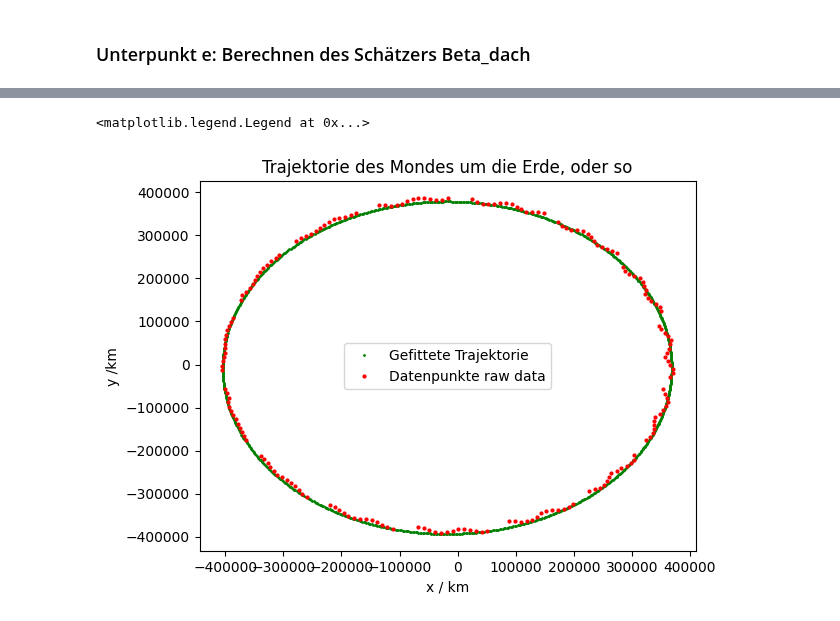
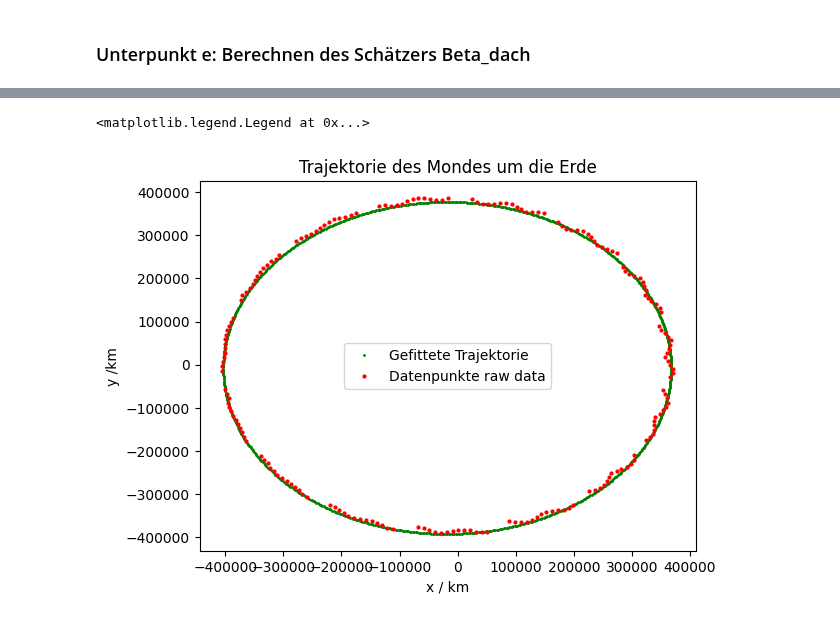
Before and after one commit to OverAmpJinx/CompPhyWS25, a Jupyter notebook: Assignment1/1.1twobodytrajectory.ipynb, the cells around one changed output, grey strips where cells are left out. Saved outputs shown, nothing was run; the diff lists cells and outputs as text; code cells hidden in the pictures.

Commit message:
Minor Tweaks, hab ne Formel ausgebessert

```diff
--- a/Assignment1/1.1twobodytrajectory.ipynb
+++ b/Assignment1/1.1twobodytrajectory.ipynb
@@ -90,7 +90,8 @@ Größe Q: (200, 3)
 QTy = Q.T @ (1/r)
 print("Größe QTy:", QTy.shape)
 
-#zweiter Step: löse R * beta = Q^T * y mit Rücksub
+#Lösen des Gleichungsystems mit Rücksubstitution
+#Input
 def backsub(R, b):
     n = R.shape[0]
     x = np.zeros(n)
@@ -98,14 +99,14 @@ def backsub(R, b):
         x[i] = (b[i] - (R[i, i+1:]@x[i+1:]))/ R[i, i]
     return x
 
-beta_hut = backsub(R, QTy)
+beta_hut= backsub(R, QTy)
 
-print("BetaHütchen =", beta_hut) # sollte drei Zahlen, also B1,^B2,^B3 ausspucken
-print("BetaHütchen Größe:", beta_hut.shape)
+print("Beta_Dach =", beta_hut) # sollte drei Zahlen, also B1,^B2,^B3 ausgeben
+print("Beta_Dach Größe:", beta_hut.shape)
 b0, b1, b2 = beta_hut
 #Jetzt e und a ausrechnen, herleitung formel siehe COMP UE NOTES
-e = np.sqrt(b1**2 + b2**2) / b0
-a = (1 + e**2) / (b0 * (1 - e**2))
+e =np.sqrt(b1**2 + b2**2) / b0
+a =1/(b0 *(1 - e**2))
 
 print(f"Exzentrizität e = {e:.6f}")
 print(f"Größe Hablachse a = {a:.6f} km") # hier die ergebnisse gerundet auf 6 KS
@@ -120,20 +126,23 @@ Größe Hablachse a = 386497.113106 km
 # %%
 #Plotten der Trajektorie in der (x,y) ebene mit den gefitteten Werten
 phi=(2*np.pi/T)*t0  #Winkel zum Perigäum
-theta_fit = np.linspace(0, 2 * np.pi, 1000)
-r_theta = a * (1 - e**2) / (1 + e * np.cos(theta_fit-phi)) # Formel für r(θ) aus der Aufgabenstellung
+theta_fit = np.linspace(0, 2 * np.pi, 1000) #1000 theta Werte für glatte Kurve
+r_theta = a * (1 - e**2) / (1 + e * np.cos(theta_fit-phi)) #Formel für r(theta) aus der Aufgabenstellung (umgeformt)
+
+#Plotten der gefitteten und berechneten Werte
 x =r_theta* np.cos(theta_fit)
 y=r_theta * np.sin(theta_fit)
+
 #Einfach für nen schönen vergleich die raw data auch plotten
 x2 = r* np.cos(theta)
 y2 = r* np.sin(theta)
 
 plt.plot(x,y, 'o', label='Gefittete Trajektorie', markersize=1, color='green')
 plt.plot(x2,y2, 'o', label='Datenpunkte raw data', markersize=2, color='red')
 plt.xlabel('x / km')
 plt.ylabel('y /km')
-plt.title('Trajektorie des Mondes um die Erde, oder so')
+plt.title('Trajektorie des Mondes um die Erde')
 plt.legend()
 # %% [output]
 <matplotlib.legend.Legend at 0x...>
-[figure, old version]
+[figure, new version]
```
Also changed, not shown: parts of 5 cells of this notebook.
